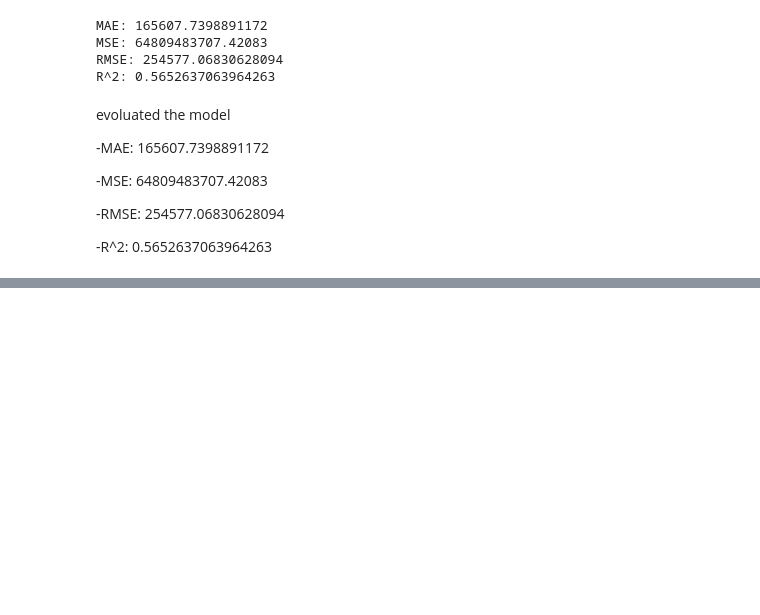
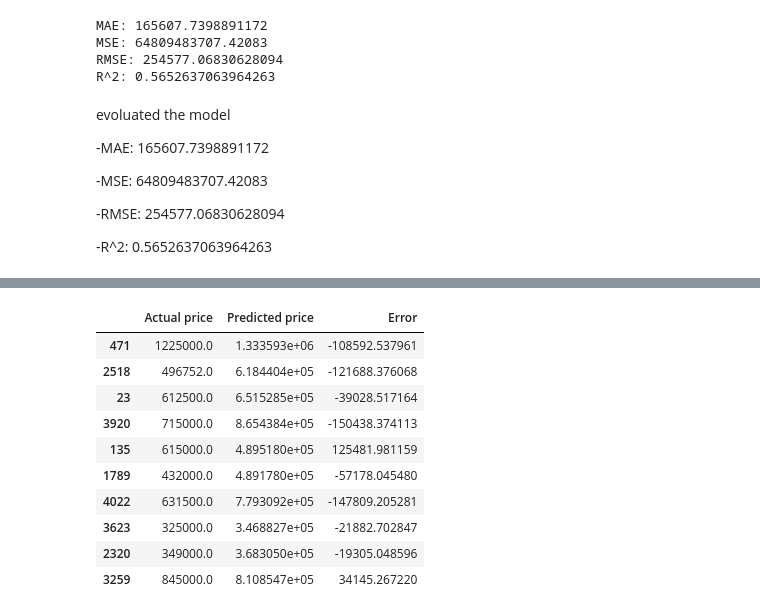
Before and after one commit to shukriaarifi/house_price_prediction, a Jupyter notebook: notebooks/house_price_prediction.ipynb, the cells around one changed output, grey strips where cells are left out. Cells and saved outputs as stored; diff of their text form; code cells hidden in the pictures; blank space fills up the shorter version.

```diff
--- a/notebooks/house_price_prediction.ipynb
+++ b/notebooks/house_price_prediction.ipynb
@@ -462,0 +476,17 @@ evoluated the model
+# %%
+result=pd.DataFrame({"Actual price": y_test, "Predicted price": y_pred})
+result["Error"]=result["Actual price"] - result["Predicted price"]
+
+result.head(10)
+# %% [output]
+|  | Actual price | Predicted price | Error |
+| 471 | 1225000.0 | 1.333593e+06 | -108592.537961 |
+| 2518 | 496752.0 | 6.184404e+05 | -121688.376068 |
+| 23 | 612500.0 | 6.515285e+05 | -39028.517164 |
+| 3920 | 715000.0 | 8.654384e+05 | -150438.374113 |
+| 135 | 615000.0 | 4.895180e+05 | 125481.981159 |
+| 1789 | 432000.0 | 4.891780e+05 | -57178.045480 |
+| 4022 | 631500.0 | 7.793092e+05 | -147809.205281 |
+| 3623 | 325000.0 | 3.468827e+05 | -21882.702847 |
+| 2320 | 349000.0 | 3.683050e+05 | -19305.048596 |
+| 3259 | 845000.0 | 8.108547e+05 | 34145.267220 |
```
Also changed, not shown: parts of 3 cells of this notebook.
